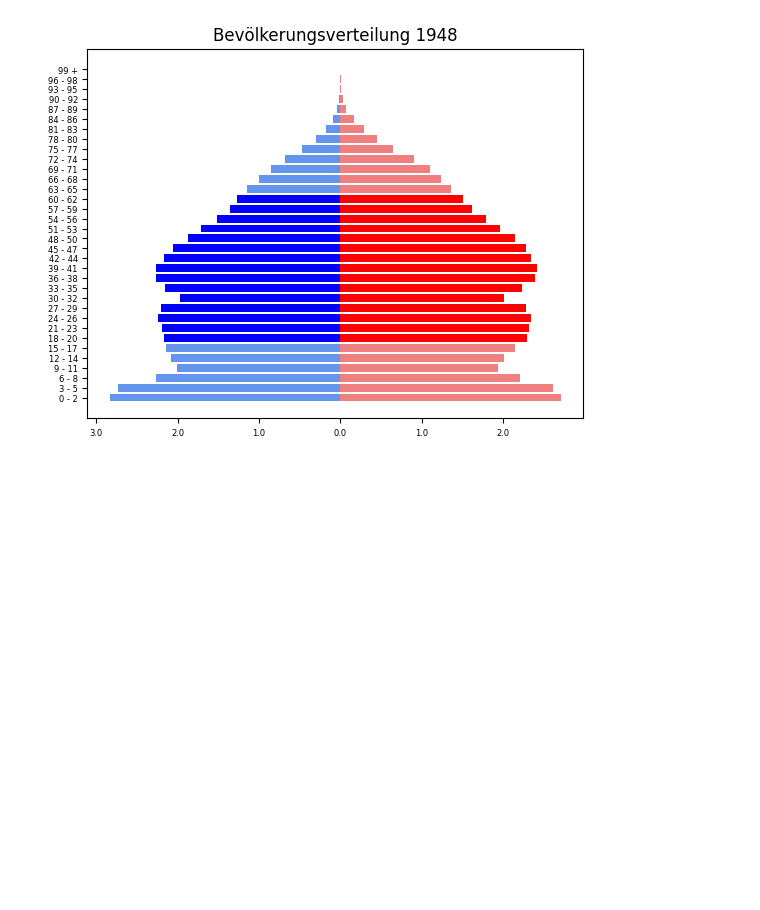
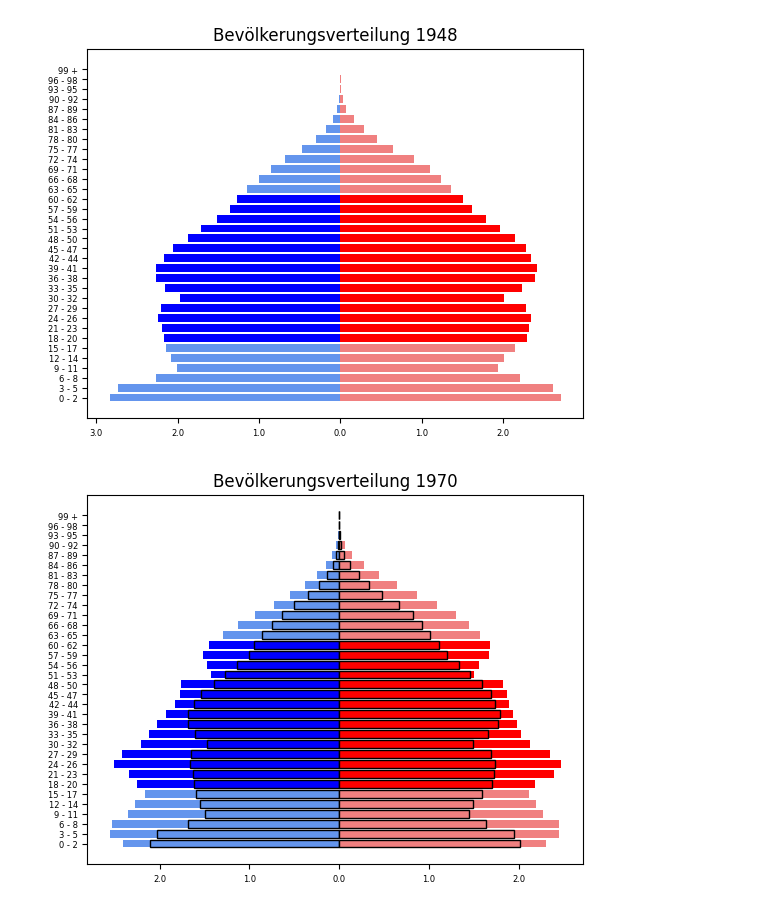
Before and after one commit to ProgrammierenNachOFI/Altersvorsorge, a Jupyter notebook: docs/ahv_muloe.ipynb, the cells around one changed output. Cells and saved outputs as stored; diff of their text form; code cells hidden in the pictures; blank space fills up the shorter version.

```diff
--- a/docs/ahv_muloe.ipynb
+++ b/docs/ahv_muloe.ipynb
@@ -98,9 +99,15 @@ plt.show()
 Die Altersgruppen werden in Prozenten der Gesamtbevölkerung ausgedrückt.
 # %%
 gruppierte_daten['m 1948 rel'] = gruppierte_daten['Maenner 1948'] / df['1948'][0] * -100
+gruppierte_daten['m 48 rel 70'] = gruppierte_daten['Maenner 1948'] / df['1970'][0] * -100
+gruppierte_daten['m 48 rel 22'] = gruppierte_daten['Maenner 1948'] / df['2022'][0] * -100
+gruppierte_daten['m 70 rel 22'] = gruppierte_daten['Maenner 1970'] / df['2022'][0] * -100
 gruppierte_daten['m 1970 rel'] = gruppierte_daten['Maenner 1970'] / df['1970'][0] * -100
 gruppierte_daten['m 2022 rel'] = gruppierte_daten['Maenner 2022'] / df['2022'][0] * -100
 gruppierte_daten['f 1948 rel'] = gruppierte_daten['Frauen 1948']  / df['1948'][0] * 100
+gruppierte_daten['f 48 rel 70'] = gruppierte_daten['Frauen 1948']  / df['1970'][0] * 100
+gruppierte_daten['f 48 rel 22'] = gruppierte_daten['Frauen 1948'] / df['2022'][0] * 100
+gruppierte_daten['f 70 rel 22'] = gruppierte_daten['Frauen 1970'] / df['2022'][0] * 100
 gruppierte_daten['f 1970 rel'] = gruppierte_daten['Frauen 1970']  / df['1970'][0] * 100
 gruppierte_daten['f 2022 rel'] = gruppierte_daten['Frauen 2022']  / df['2022'][0] * 100
 print(gruppierte_daten.to_string())
@@ -142,3 +149,32 @@ plt.title('Bevölkerungsverteilung 1948', fontsize=12)
 plt.show()
 # %% [output]
 [figure]
+# %%
+plt.rcParams.update({'font.size': 6})   # legt die generelle Schriftgrösse fest
+base = plt.gca().transData
+rot = transforms.Affine2D().rotate_deg(90)
+farben_m = ['cornflowerblue' if idx <= 5  # dimmt die Farben der nicht Erwerbstätigen
+            or idx >= 21 else 'blue'
+            for idx in gruppierte_daten.index]
+farben_f = ['lightcoral' if idx <= 5    # dimmt die Farben der nicht Erwerbstätigen
+            or idx >= 21 else 'red'
+            for idx in gruppierte_daten.index]
+plt.barh(gruppierte_daten['Alter'],
+         gruppierte_daten['m 1970 rel'],
+         label='Männer 1970', color=farben_m)
+plt.barh(gruppierte_daten['Alter'],
+         gruppierte_daten['m 48 rel 70'], edgecolor='black', fill=False)
+
+
+plt.barh(gruppierte_daten['Alter'],
+         gruppierte_daten['f 1970 rel'],
+         label='Frauen 1970', color=farben_f)
+plt.barh(gruppierte_daten['Alter'],
+         gruppierte_daten['f 48 rel 70'], edgecolor='black', fill=False)
+
+# formatiert die x-Achse mit positiven Werten
+plt.gca().xaxis.set_major_formatter(ticker.FuncFormatter(lambda x, pos: f"{abs(x)}"))
+plt.title('Bevölkerungsverteilung 1970', fontsize=12)
+plt.show()
+# %% [output]
+[figure, added]
```
Also changed, not shown: parts of 3 cells of this notebook.
